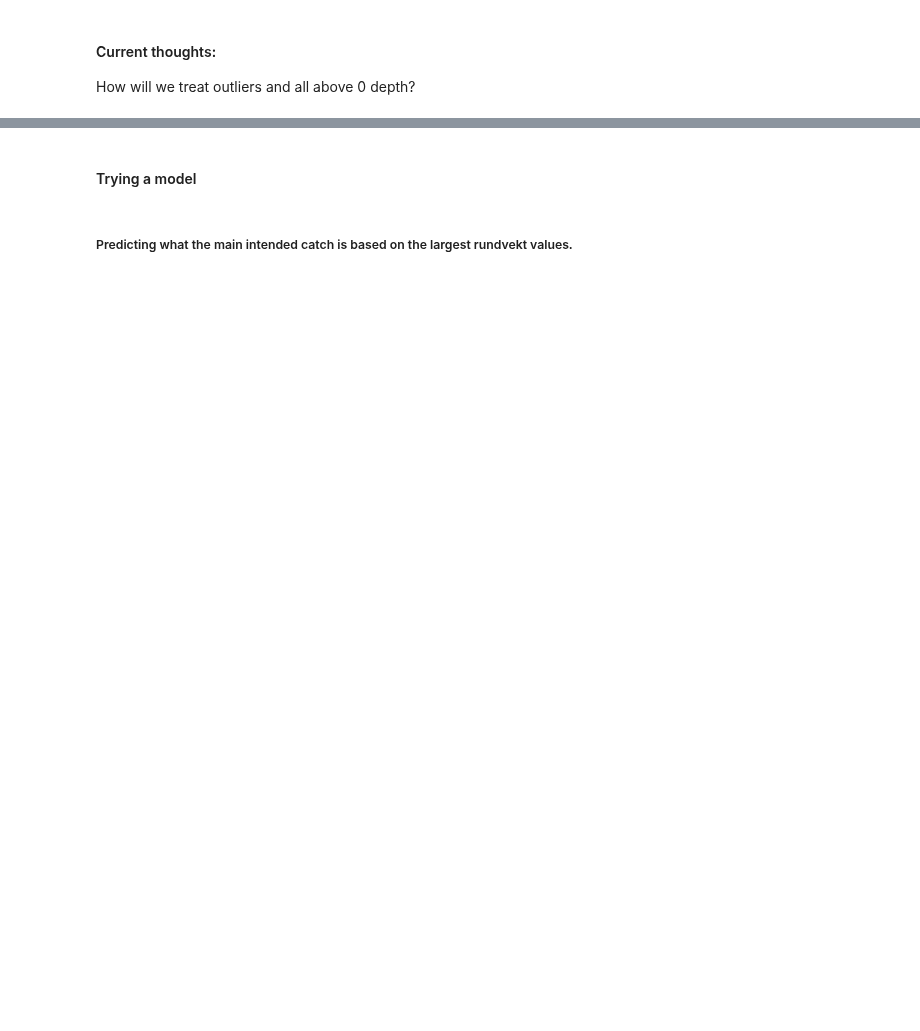
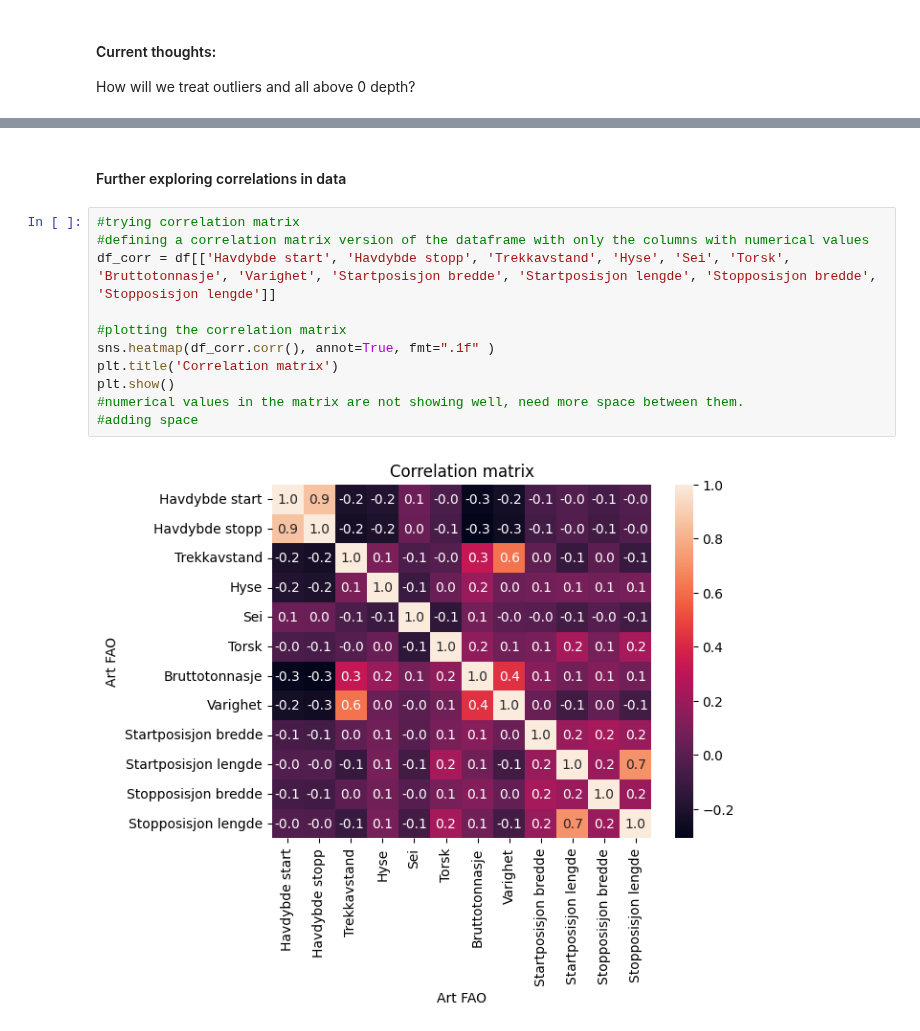
Before and after one commit to Pzorster/INFO284pzor, a Jupyter notebook: project.ipynb, the cells around one changed output, grey strips where cells are left out. Cells and saved outputs as stored; diff of their text form; blank space fills up the shorter version.

```diff
--- a/project.ipynb
+++ b/project.ipynb
@@ -178,4 +197,15 @@ df.head()
-# %% [markdown]
-#### Trying a model
-# %% [markdown]
-##### Predicting what the main intended catch is based on the largest rundvekt values.
+# %% [markdown]
+#### Further exploring correlations in data
+# %%
+#trying correlation matrix
+#defining a correlation matrix version of the dataframe with only the columns with numerical values
+df_corr = df[['Havdybde start', 'Havdybde stopp', 'Trekkavstand', 'Hyse', 'Sei', 'Torsk', 'Bruttotonnasje', 'Varighet', 'Startposisjon bredde', 'Startposisjon lengde', 'Stopposisjon bredde', 'Stopposisjon lengde']]
+
+#plotting the correlation matrix
+sns.heatmap(df_corr.corr(), annot=True, fmt=".1f" )
+plt.title('Correlation matrix')
+plt.show()
+#numerical values in the matrix are not showing well, need more space between them.
+#adding space
+# %% [output]
+[figure, added]
```
Also changed, not shown: parts of 7 cells of this notebook.
